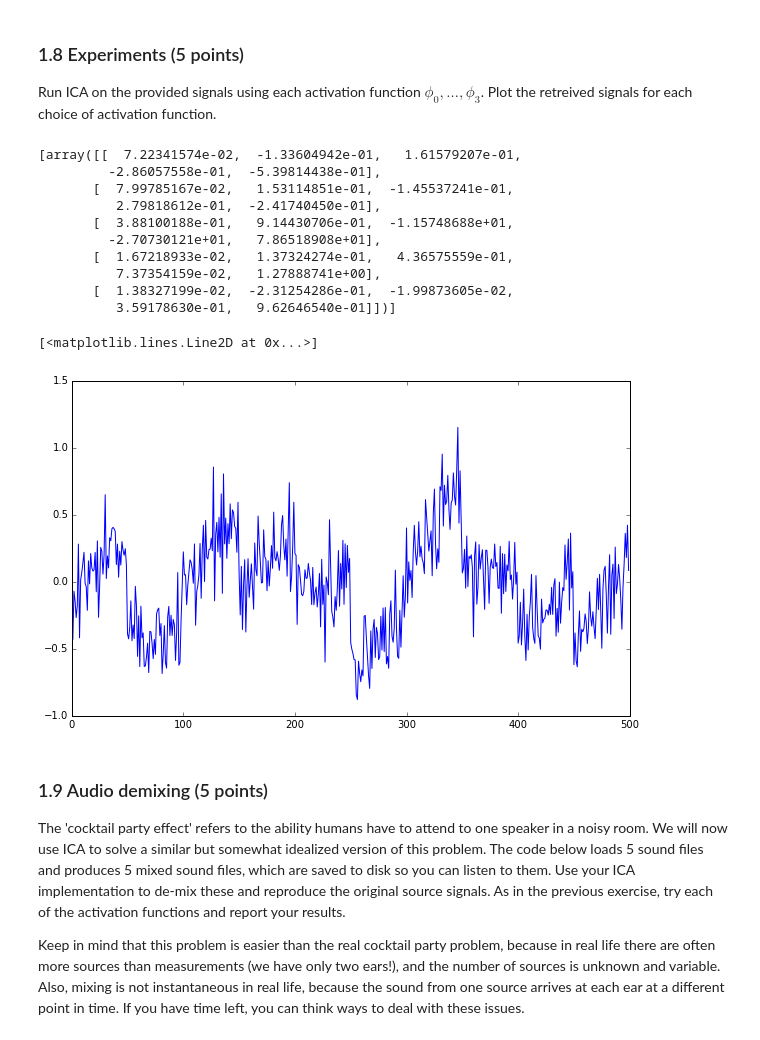
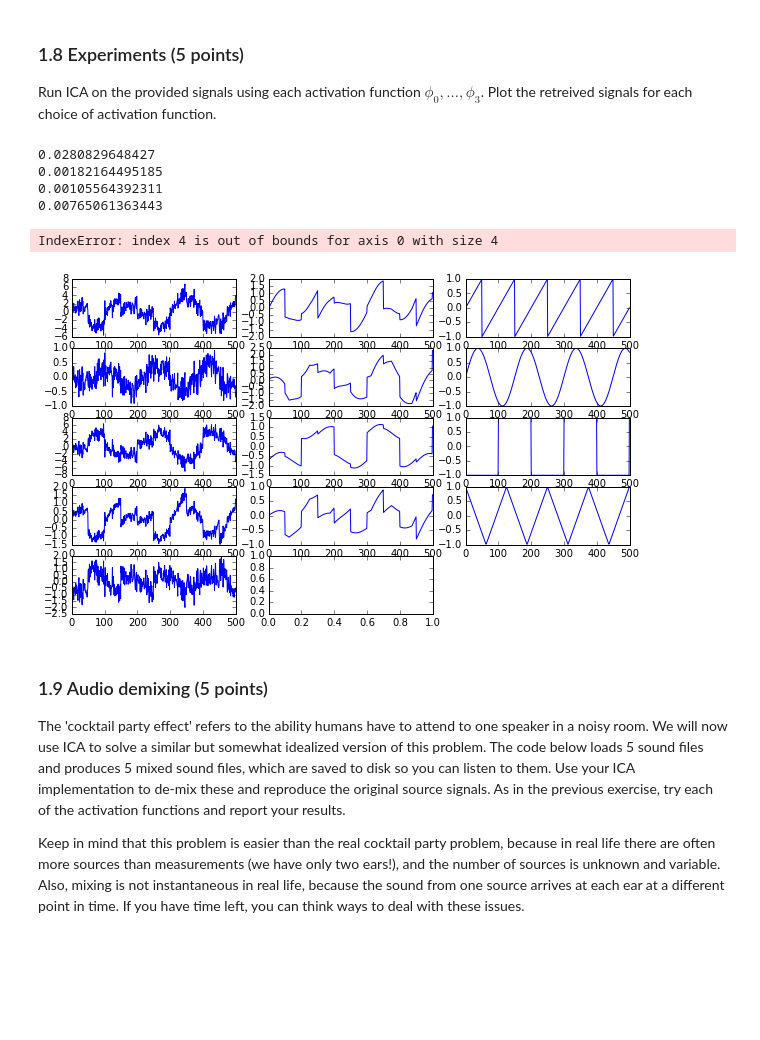
Before and after one commit to Tomaat/ML2, a Jupyter notebook: lab1/lab1.ipynb, the cells around one changed output. Saved outputs shown, nothing was run; the diff lists cells and outputs as text; code cells hidden in the pictures; blank space fills up the shorter version.

```diff
--- a/lab1/lab1.ipynb
+++ b/lab1/lab1.ipynb
@@ -220,36 +220,37 @@ def ICA(X,activation_function, learning_rate, iters):
         x_prime = np.dot(W.T,a)
         dW = W + np.dot(z,x_prime.T)
         dW = dW / np.sum(dW)
-        W = W + learning_rate*dW
+        Wn = W + learning_rate*dW
+        er = sum((W-Wn)**2)
+        W = Wn
+    print(er)
     return W
 # %% [markdown]
 ### 1.8 Experiments  (5 points)
 Run ICA on the provided signals using each activation function $\phi_0, \ldots, \phi_3$. Plot the retreived signals for each choice of activation function.
 # %%
-W = [ICA(Xw,phi[i],0.05,1000) for i in [1]]#range(0,4)]
-
-print(W)
-
+W = [ICA(Xw,phi[i],0.05,5000) for i in range(0,4)]
 #for i in range(0,4):
 #    figure
 #    plot_histograms(np.dot(np.linalg.inv(W),Xw))
 # %% [output]
-[array([[  7.22341574e-02,  -1.33604942e-01,   1.61579207e-01,
-         -2.86057558e-01,  -5.39814438e-01],
-       [  7.99785167e-02,   1.53114851e-01,  -1.45537241e-01,
-          2.79818612e-01,  -2.41740450e-01],
-       [  3.88100188e-01,   9.14430706e-01,  -1.15748688e+01,
-         -2.70730121e+01,   7.86518908e+01],
-       [  1.67218933e-02,   1.37324274e-01,   4.36575559e-01,
-          7.37354159e-02,   1.27888741e+00],
-       [  1.38327199e-02,  -2.31254286e-01,  -1.99873605e-02,
-          3.59178630e-01,   9.62646540e-01]])]
+0.0280829648427
+0.00182164495185
+0.00105564392311
+0.00765061363443
-# %%
-Xn = np.dot(np.linalg.inv(W[0]),Xw)
-plot(Xn[4,:])
-# %% [output]
-[<matplotlib.lines.Line2D at 0x...>]
-[figure, removed]
+# %%
+
+Xn = np.dot(np.linalg.inv(W[0]),Xw)
+for i in range(5):
+    subplot(5,3,i*3+1)
+    plot(Xn[i,:])
+    subplot(5,3,i*3+2)
+    plot(X[i,:])
+    subplot(5,3,i*3+3)
+    plot(S[i,:])
+# %% [output]
+IndexError: index 4 is out of bounds for axis 0 with size 4
+[figure, added]
 # %% [markdown]
 ### 1.9 Audio demixing (5 points)
 The 'cocktail party effect' refers to the ability humans have to attend to one speaker in a noisy room. We will now use ICA to solve a similar but somewhat idealized version of this problem. The code below loads 5 sound files and produces 5 mixed sound files, which are saved to disk so you can listen to them. Use your ICA implementation to de-mix these and reproduce the original source signals. As in the previous exercise, try each of the activation functions and report your results.
```
Also changed, not shown: parts of 3 cells of this notebook.
